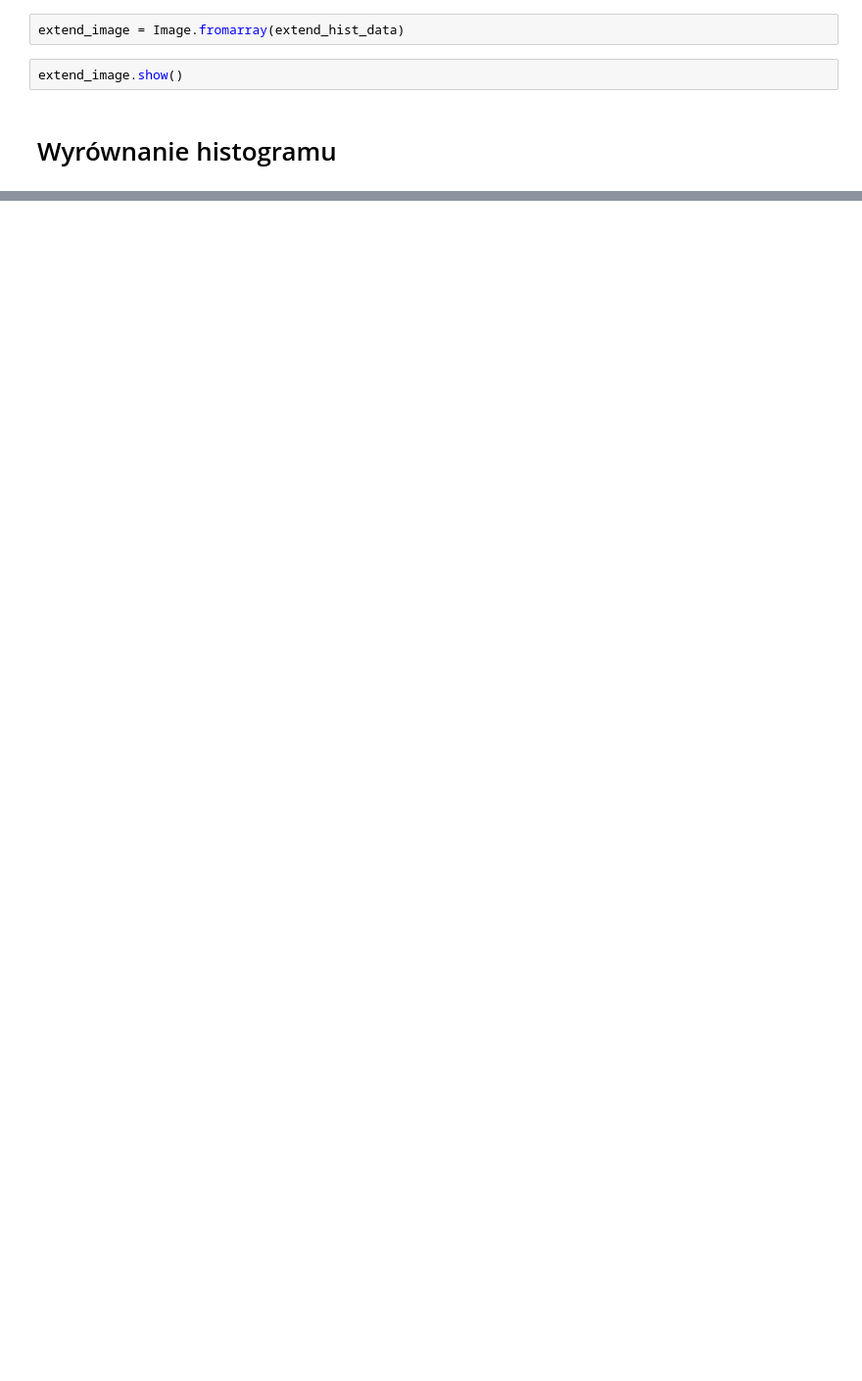
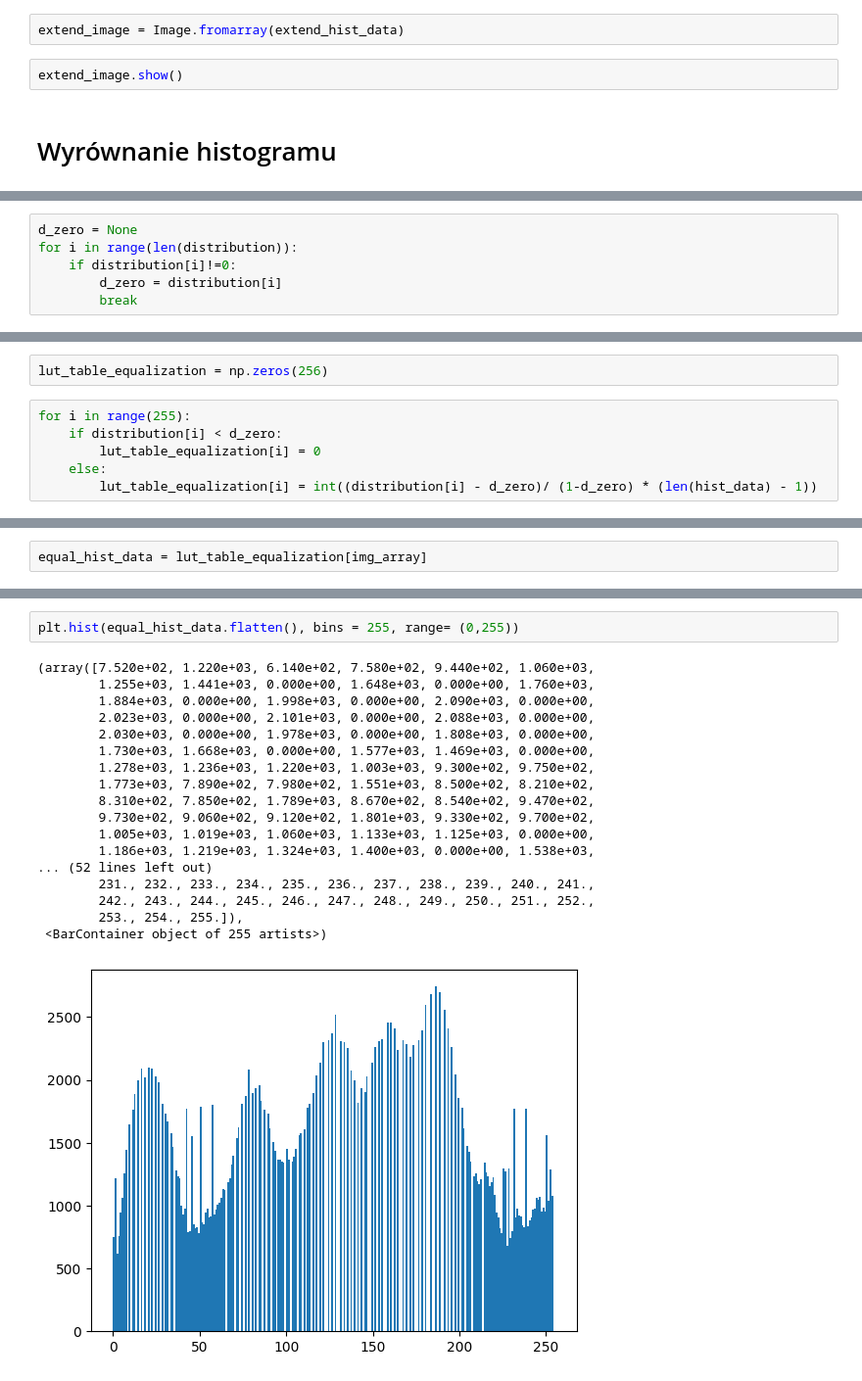
Before and after one commit to dzebrowskii/Histogram-stretching-and-equalization, a Jupyter notebook: zadanie2.ipynb, the cells around one changed output, grey strips where cells are left out. Shown at 98% size. Drawn from its saved outputs; the diff is of its cells as text; blank space fills up the shorter version.

```diff
--- a/zadanie2.ipynb
+++ b/zadanie2.ipynb
@@ -99,0 +147,6 @@ extend_image.show()
+# %%
+d_zero = None
+for i in range(len(distribution)):
+    if distribution[i]!=0:
+        d_zero = distribution[i]
+        break
@@ -99,0 +157,8 @@ extend_image.show()
+# %%
+lut_table_equalization = np.zeros(256)
+# %%
+for i in range(255):
+    if distribution[i] < d_zero:
+        lut_table_equalization[i] = 0
+    else:
+        lut_table_equalization[i] = int((distribution[i] - d_zero)/ (1-d_zero) * (len(hist_data) - 1))
@@ -99,0 +185,2 @@ extend_image.show()
+# %%
+equal_hist_data = lut_table_equalization[img_array]
@@ -99,0 +197,21 @@ extend_image.show()
+# %%
+plt.hist(equal_hist_data.flatten(), bins = 255, range= (0,255))
+# %% [output]
+(array([7.520e+02, 1.220e+03, 6.140e+02, 7.580e+02, 9.440e+02, 1.060e+03,
+        1.255e+03, 1.441e+03, 0.000e+00, 1.648e+03, 0.000e+00, 1.760e+03,
+        1.884e+03, 0.000e+00, 1.998e+03, 0.000e+00, 2.090e+03, 0.000e+00,
+        2.023e+03, 0.000e+00, 2.101e+03, 0.000e+00, 2.088e+03, 0.000e+00,
+        2.030e+03, 0.000e+00, 1.978e+03, 0.000e+00, 1.808e+03, 0.000e+00,
+        1.730e+03, 1.668e+03, 0.000e+00, 1.577e+03, 1.469e+03, 0.000e+00,
+        1.278e+03, 1.236e+03, 1.220e+03, 1.003e+03, 9.300e+02, 9.750e+02,
+        1.773e+03, 7.890e+02, 7.980e+02, 1.551e+03, 8.500e+02, 8.210e+02,
+        8.310e+02, 7.850e+02, 1.789e+03, 8.670e+02, 8.540e+02, 9.470e+02,
+        9.730e+02, 9.060e+02, 9.120e+02, 1.801e+03, 9.330e+02, 9.700e+02,
+        1.005e+03, 1.019e+03, 1.060e+03, 1.133e+03, 1.125e+03, 0.000e+00,
+        1.186e+03, 1.219e+03, 1.324e+03, 1.400e+03, 0.000e+00, 1.538e+03,
+... (52 lines left out)
+        231., 232., 233., 234., 235., 236., 237., 238., 239., 240., 241.,
+        242., 243., 244., 245., 246., 247., 248., 249., 250., 251., 252.,
+        253., 254., 255.]),
+ <BarContainer object of 255 artists>)
+[figure, added]
```
Also changed, not shown: parts of 15 cells of this notebook, 1 other file.
